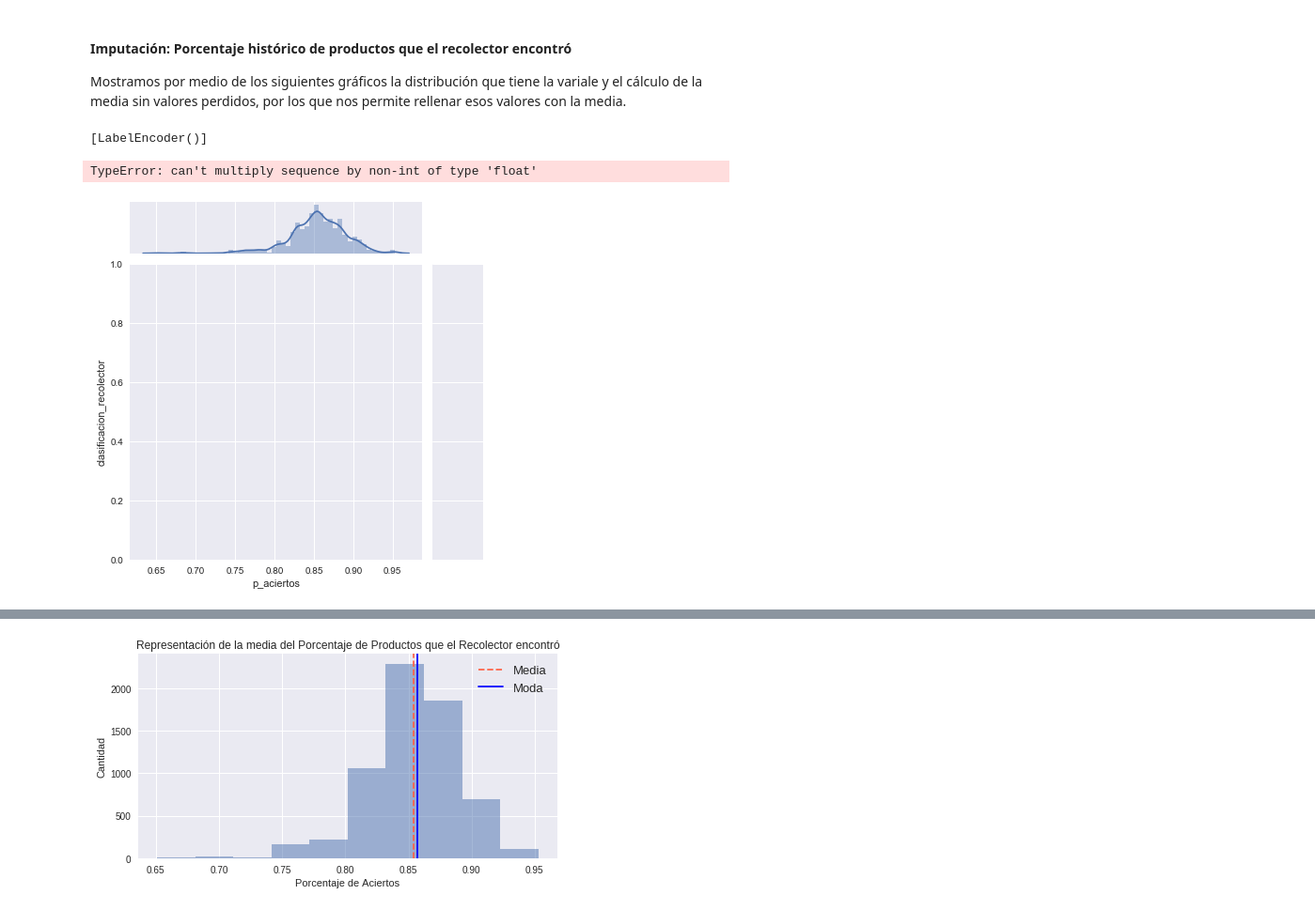
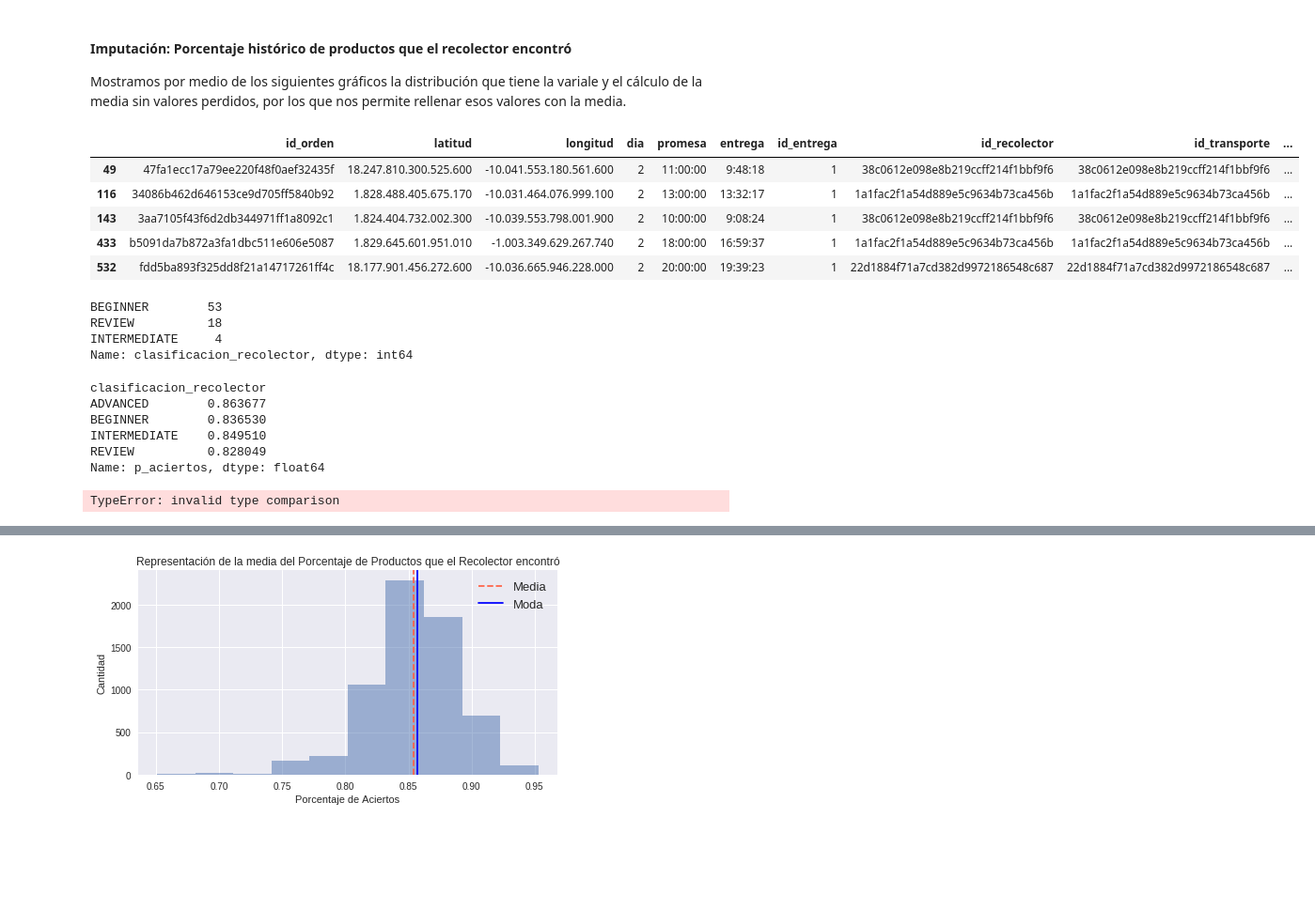
Before and after one commit to callejasv1/proyecto_oraculo, a Jupyter notebook: ProyectoV_Original.ipynb, the cells around one changed output, grey strips where cells are left out. Shown at 94% size. Saved outputs shown, nothing was run; the diff lists cells and outputs as text; code cells hidden in the pictures; blank space fills up the shorter version.

```diff
--- a/ProyectoV_Original.ipynb
+++ b/ProyectoV_Original.ipynb
@@ -551,15 +551,21 @@ missing_values
 #### Imputación: Porcentaje histórico de productos que el recolector encontró
 
 Mostramos por medio de los siguientes gráficos la distribución que tiene la variale y el cálculo de la media sin valores perdidos, por los que nos permite rellenar esos valores con la media.
-# %%
-le = preprocessing.LabelEncoder()
-df_imputados['clasificacion_recolector'] = le.fit(df_imputados['clasificacion_recolector'])
-list(le.classes_)
-#df_imputados['clasificacion_recolector'] = le.transform(df_imputados['clasificacion_recolector'])
-# %% [output]
-[LabelEncoder()]
-# %%
-sns.jointplot(x='p_aciertos', y='clasificacion_recolector', data=df_imputados, kind='reg')
-# %% [output]
-TypeError: can't multiply sequence by non-int of type 'float'
-[figure, removed]
+# %%
+aciertos_advanced = df_imputados[df_imputados['p_aciertos'].isnull()]
+# %%
+aciertos_advanced.head()
+# %% [output]
+|  | id_orden | latitud | longitud | dia | promesa | entrega | id_entrega | id_recolector | id_transporte | ... |
+| 49 | 47fa1ecc17a79ee220f48f0aef32435f | 18.247.810.300.525.600 | -10.041.553.180.561.600 | 2 | 11:00:00 | 9:48:18 | 1 | 38c0612e098e8b219ccff214f1bbf9f6 | 38c0612e098e8b219ccff214f1bbf9f6 | ... |
+| 116 | 34086b462d646153ce9d705ff5840b92 | 1.828.488.405.675.170 | -10.031.464.076.999.100 | 2 | 13:00:00 | 13:32:17 | 1 | 1a1fac2f1a54d889e5c9634b73ca456b | 1a1fac2f1a54d889e5c9634b73ca456b | ... |
+| 143 | 3aa7105f43f6d2db344971ff1a8092c1 | 1.824.404.732.002.300 | -10.039.553.798.001.900 | 2 | 10:00:00 | 9:08:24 | 1 | 38c0612e098e8b219ccff214f1bbf9f6 | 38c0612e098e8b219ccff214f1bbf9f6 | ... |
+| 433 | b5091da7b872a3fa1dbc511e606e5087 | 1.829.645.601.951.010 | -1.003.349.629.267.740 | 2 | 18:00:00 | 16:59:37 | 1 | 1a1fac2f1a54d889e5c9634b73ca456b | 1a1fac2f1a54d889e5c9634b73ca456b | ... |
+| 532 | fdd5ba893f325dd8f21a14717261ff4c | 18.177.901.456.272.600 | -10.036.665.946.228.000 | 2 | 20:00:00 | 19:39:23 | 1 | 22d1884f71a7cd382d9972186548c687 | 22d1884f71a7cd382d9972186548c687 | ... |
+# %%
+aciertos_advanced.clasificacion_recolector.value_counts()
+# %% [output]
+BEGINNER        53
+REVIEW          18
+INTERMEDIATE     4
+Name: clasificacion_recolector, dtype: int64
@@ -566,3 +574,18 @@ TypeError: can't multiply sequence by non-int of type 'float'
+# %%
+media_cr
+# %% [output]
+clasificacion_recolector
+ADVANCED        0.863677
+BEGINNER        0.836530
+INTERMEDIATE    0.849510
+REVIEW          0.828049
+Name: p_aciertos, dtype: float64
+# %%
+df_imputados['p_aciertos'] = np.where(df_imputados['p_aciertos'] == 'ADVANCED', 0.836530, df_imputados['p_aciertos'])
+df_imputados['p_aciertos'] = np.where(df_imputados['p_aciertos'] == 'BEGINNER', 0.836530, df_imputados['p_aciertos'])
+df_imputados['p_aciertos'] = np.where(df_imputados['p_aciertos'] == 'INTERMEDIATE', 0.849510, df_imputados['p_aciertos'])
+# %% [output]
+TypeError: invalid type comparison
 # %%
 plt.figure(figsize=(8, 4))
 sns.distplot(df2.p_aciertos)
```
Also changed, not shown: parts of 4 cells of this notebook.
